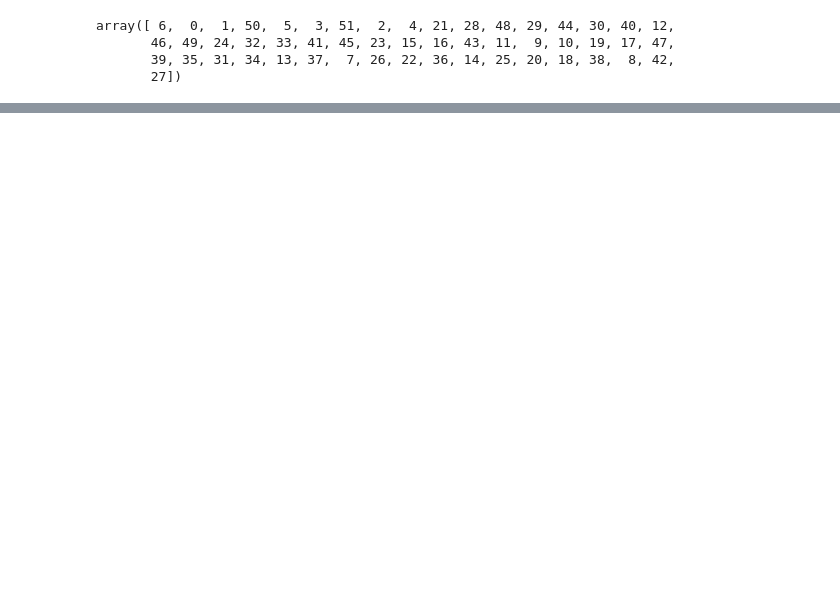
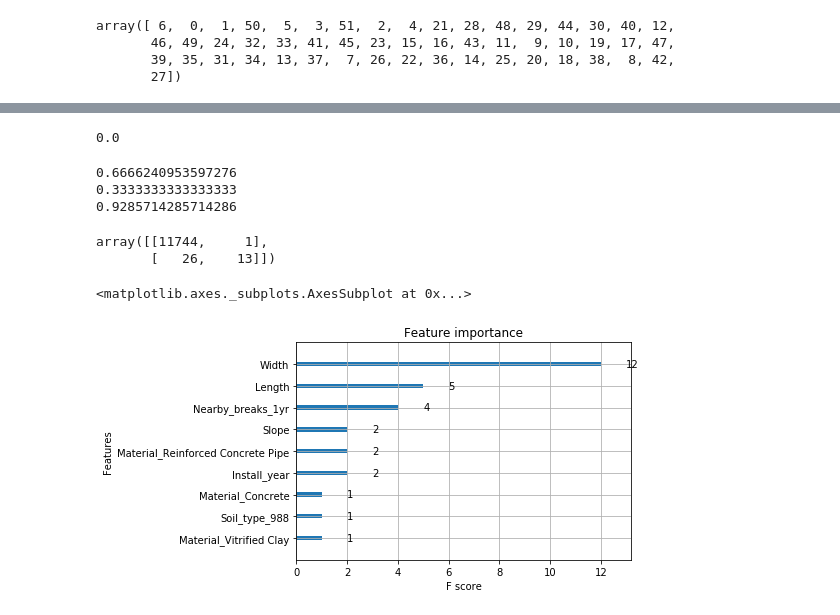
Before and after one commit to nlsschim/Water-Pipe-Project, a Jupyter notebook: scripts/ML_with_joins.ipynb, the cells around one changed output, grey strips where cells are left out. Drawn from its saved outputs; the diff is of its cells as text; code cells hidden in the pictures; blank space fills up the shorter version.

Commit message:
Start xgboost base predictions/structure

```diff
--- a/scripts/ML_with_joins.ipynb
+++ b/scripts/ML_with_joins.ipynb
@@ -128,0 +111,40 @@ Soil_type_1326
+# %%
+dtrain = xgb.DMatrix(X_train, label=y_train)
+# %%
+# set param
+param = {'max_depth': 2, 'eta': 1, 'objective': 'binary:logistic'}
+param['nthread'] = 4
+param['eval_metric'] = 'auc'
+
+# train
+bst = xgb.train(param, dtrain)
+# %%
+dtest = xgb.DMatrix(X_test)
+ypred = bst.predict(dtest)
+preds = np.where(ypred > 0.5, 1, ypred)
+preds = np.where(preds <= 0.5, 0, preds)
+preds.min()
+# %% [output]
+0.0
+# %%
+# compare scores
+bal_acc = balanced_accuracy_score(y_pred=preds, y_true=y_test)
+recall = recall_score(y_true=y_test, y_pred=preds)
+precision = precision_score(y_true=y_test, y_pred=preds)
+print(bal_acc)
+print(recall)
+print(precision)
+# %% [output]
+0.6666240953597276
+0.3333333333333333
+0.9285714285714286
+# %%
+confusion_matrix(y_test, preds)
+# %% [output]
+array([[11744,     1],
+       [   26,    13]])
+# %%
+xgb.plot_importance(bst)
+# %% [output]
+<matplotlib.axes._subplots.AxesSubplot at 0x...>
+[figure, added]
```
Also changed, not shown: parts of 12 cells of this notebook.
